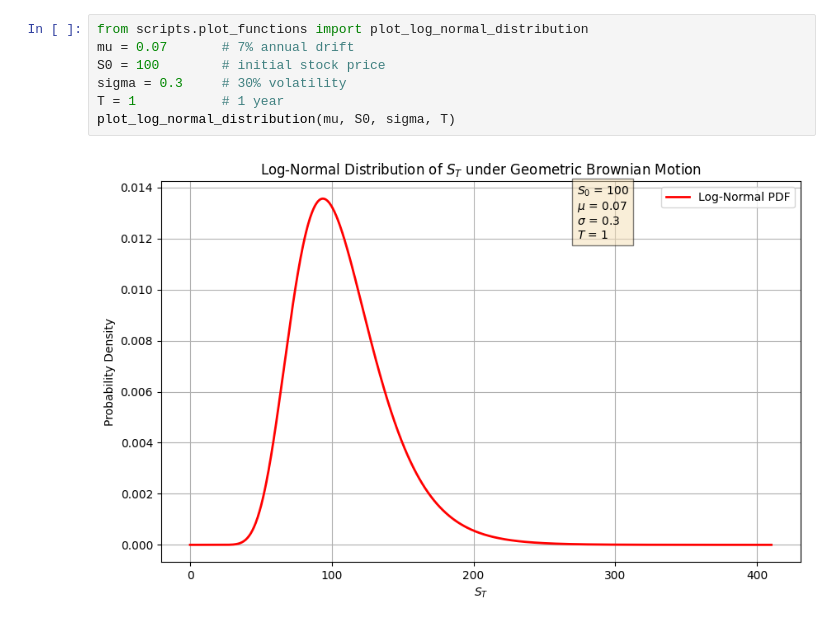
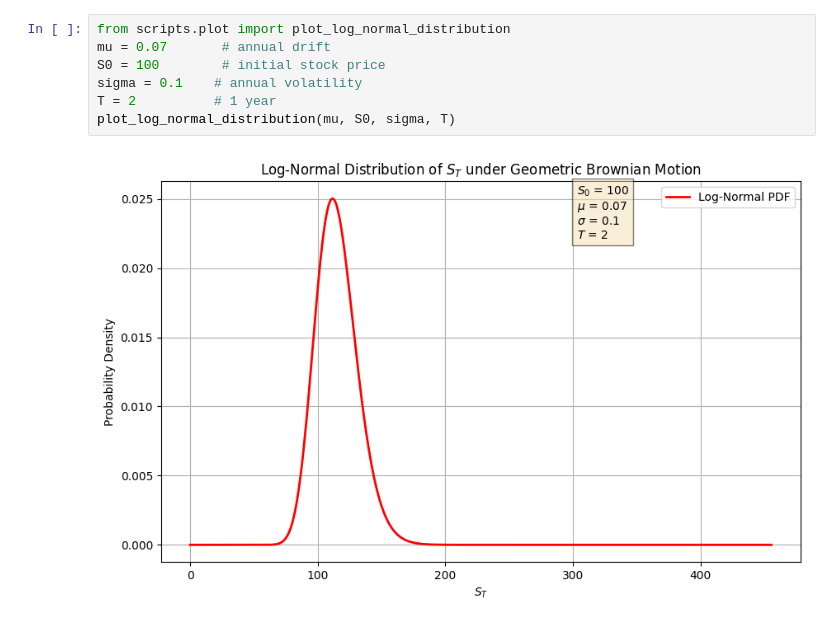
Before and after one commit to Stephen-Robbins/Math_of_Finance, a Jupyter notebook: Discussion_Week_5_Wednesday.ipynb, the cells around one changed output. Cells and saved outputs as stored; diff of their text form.

```diff
--- a/Discussion_Week_5_Wednesday.ipynb
+++ b/Discussion_Week_5_Wednesday.ipynb
@@ -37,11 +37,11 @@ plot_log_returns_bell_curve('TSLA', '2021-01-01', '2024-01-01', bins=100)
 | 2023-12-29 | 248.479996 | 255.190002 | 247.429993 | 255.100006 | 100615300 | -0.018738 |
 752 rows × 6 columns
 # %%
-from scripts.plot_functions import plot_log_normal_distribution
-mu = 0.07       # 7% annual drift
+from scripts.plot import plot_log_normal_distribution
+mu = 0.07       # annual drift
 S0 = 100        # initial stock price
-sigma = 0.3     # 30% volatility
-T = 1           # 1 year
+sigma = 0.1    # annual volatility
+T = 2          # 1 year
 plot_log_normal_distribution(mu, S0, sigma, T)
 # %% [output]
-[figure, old version]
+[figure, new version]
```
Also changed, not shown: parts of 7 cells of this notebook, 3 other files.
